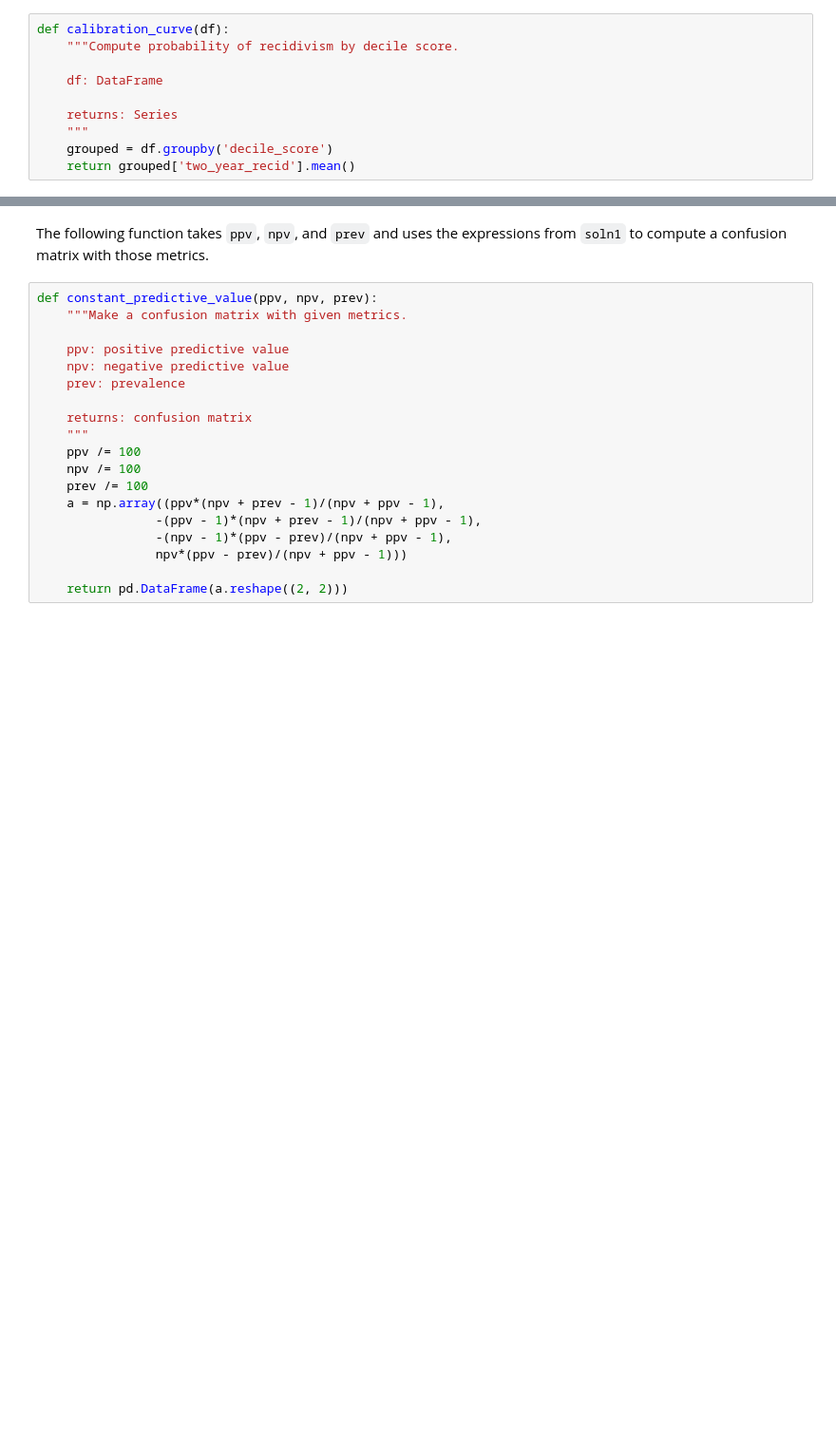
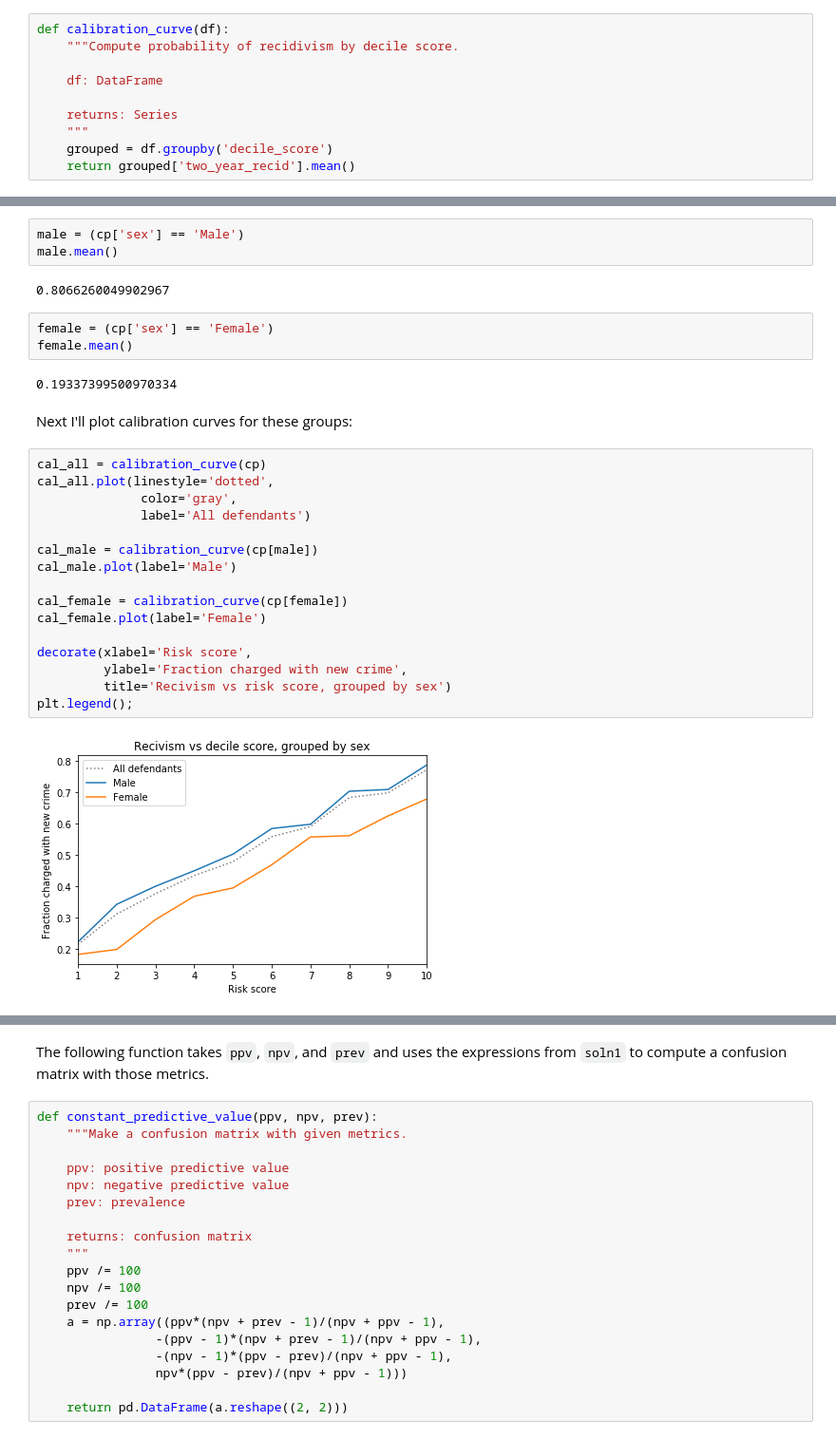
Before and after one commit to AllenDowney/ElementsOfDataScience, a Jupyter notebook: fairness.ipynb, the cells around one changed output, grey strips where cells are left out. Shown at 95% size. Saved outputs shown, nothing was run; the diff lists cells and outputs as text; blank space fills up the shorter version.

```diff
--- a/fairness.ipynb
+++ b/fairness.ipynb
@@ -381,0 +160,30 @@ soln2[0]
+# %%
+male = (cp['sex'] == 'Male')
+male.mean()
+# %% [output]
+0.8066260049902967
+# %%
+female = (cp['sex'] == 'Female')
+female.mean()
+# %% [output]
+0.19337399500970334
+# %% [markdown]
+Next I'll plot calibration curves for these groups:
+# %%
+cal_all = calibration_curve(cp)
+cal_all.plot(linestyle='dotted',
+              color='gray',
+              label='All defendants')
+
+cal_male = calibration_curve(cp[male])
+cal_male.plot(label='Male')
+
+cal_female = calibration_curve(cp[female])
+cal_female.plot(label='Female')
+
+decorate(xlabel='Risk score',
+         ylabel='Fraction charged with new crime',
+         title='Recivism vs risk score, grouped by sex')
+plt.legend();
+# %% [output]
+[figure, added]
```
Also changed, not shown: parts of 74 cells of this notebook, 2 other files.
